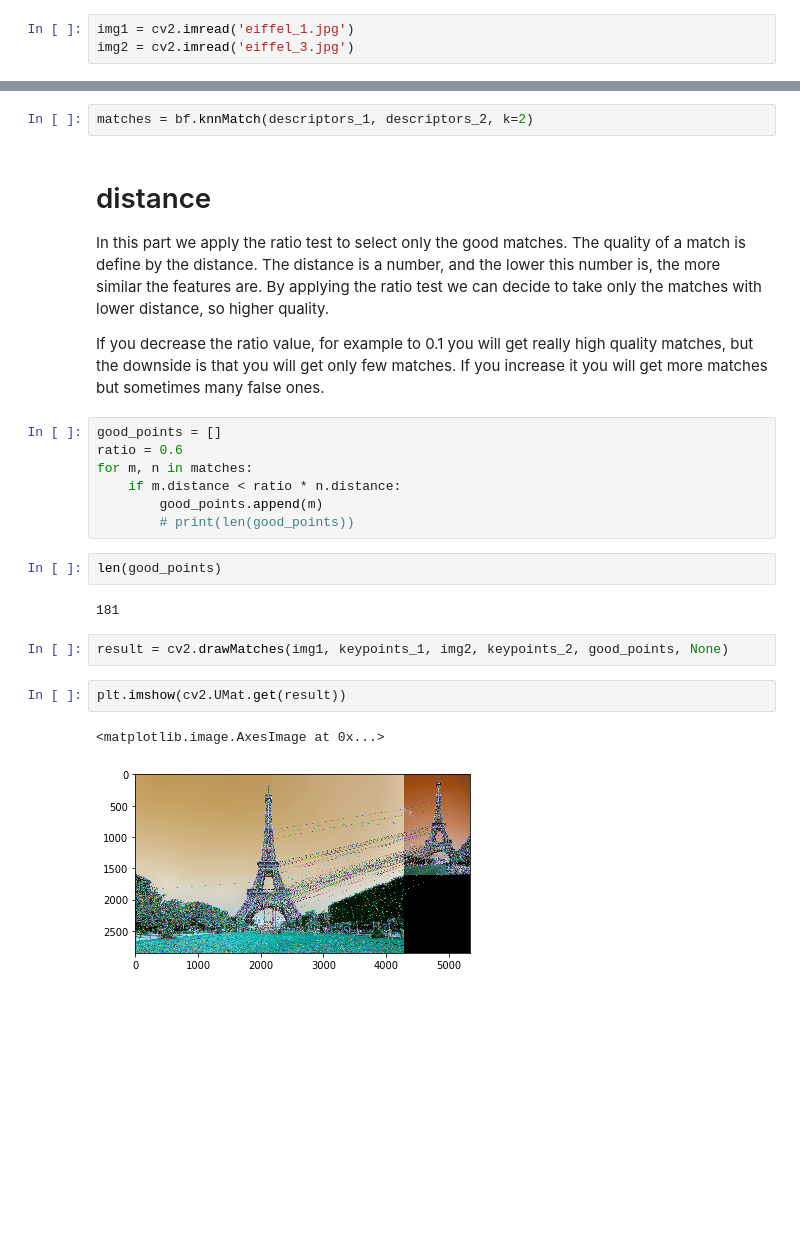
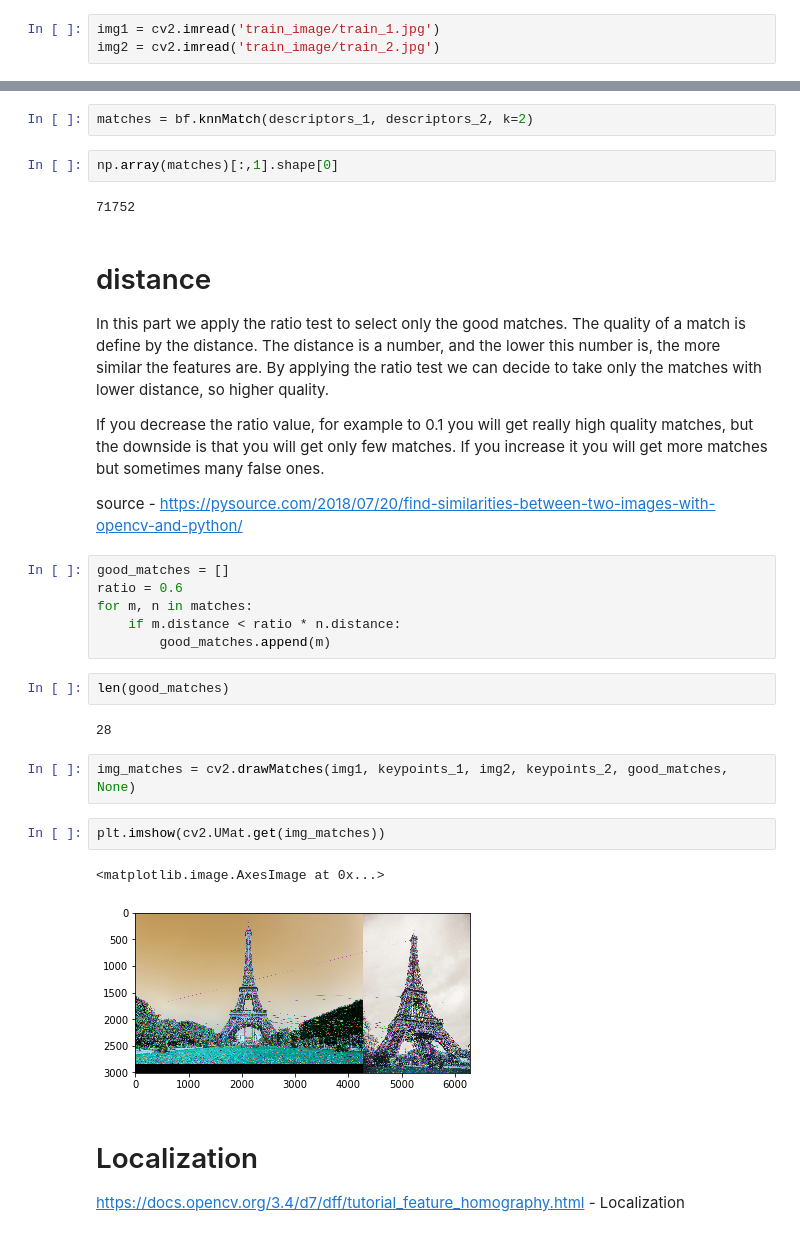
Before and after one commit to bateikoEd/object_recognition, a Jupyter notebook: Lab2/sift.ipynb, the cells around one changed output, grey strips where cells are left out. Drawn from its saved outputs; the diff is of its cells as text; blank space fills up the shorter version.

```diff
--- a/Lab2/sift.ipynb
+++ b/Lab2/sift.ipynb
@@ -6,6 +9,6 @@ import numpy as np
 # %%
-img1 = cv2.imread('eiffel_1.jpg')
-img2 = cv2.imread('eiffel_3.jpg')
+img1 = cv2.imread('train_image/train_1.jpg')
+img2 = cv2.imread('train_image/train_2.jpg')
 # %%
 print(f'shape of image 1: {img1.shape}')
 print(f'shape of image 2: {img2.shape}')
@@ -54,6 +54,10 @@ https://docs.opencv.org/3.4/dc/dc3/tutorial_py_matcher.html - matches
 bf = cv2.BFMatcher(cv2.NORM_L2, crossCheck=True)
 # %%
 matches = bf.knnMatch(descriptors_1, descriptors_2, k=2)
+# %%
+np.array(matches)[:,1].shape[0]
+# %% [output]
+71752
 # %% [markdown]
 # distance
 In this part we apply the ratio test to select only the good matches.
@@ -62,21 +66,26 @@ By applying the ratio test we can decide to take only the matches with lower dis
 
 If you decrease the ratio value, for example to 0.1 you will get really high quality matches, but the downside is that you will get only few matches.
 If you increase it you will get more matches but sometimes many false ones.
+
+source - https://pysource.com/2018/07/20/find-similarities-between-two-images-with-opencv-and-python/
 # %%
-good_points = []
+good_matches = []
 ratio = 0.6
 for m, n in matches:
     if m.distance < ratio * n.distance:
-        good_points.append(m)
-        # print(len(good_points))
+        good_matches.append(m)
 # %%
-len(good_points)
+len(good_matches)
 # %% [output]
-181
+28
 # %%
-result = cv2.drawMatches(img1, keypoints_1, img2, keypoints_2, good_points, None)
+img_matches = cv2.drawMatches(img1, keypoints_1, img2, keypoints_2, good_matches, None)
 # %%
-plt.imshow(cv2.UMat.get(result))
+plt.imshow(cv2.UMat.get(img_matches))
 # %% [output]
 <matplotlib.image.AxesImage at 0x...>
-[figure, old version]
+[figure, new version]
+# %% [markdown]
+# Localization
+
+https://docs.opencv.org/3.4/d7/dff/tutorial_feature_homography.html - Localization
```
Also changed, not shown: parts of 18 cells of this notebook, 10 other files.
